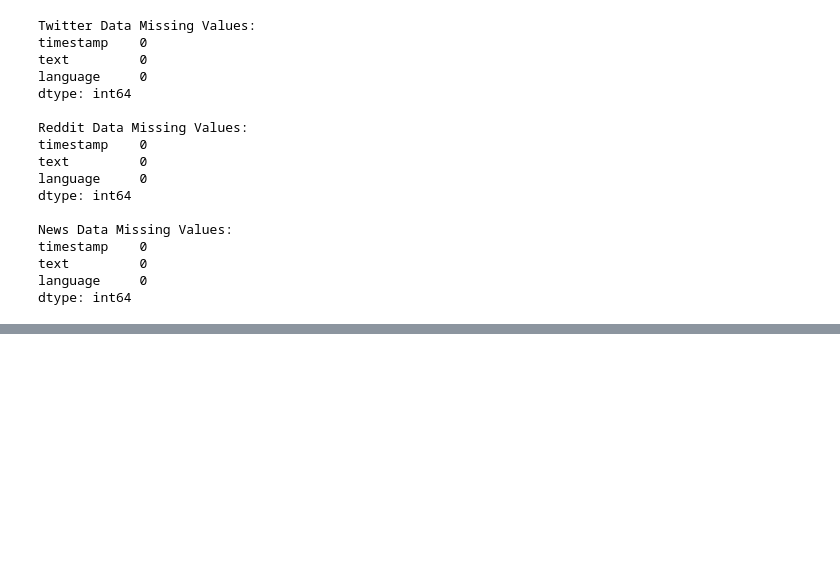
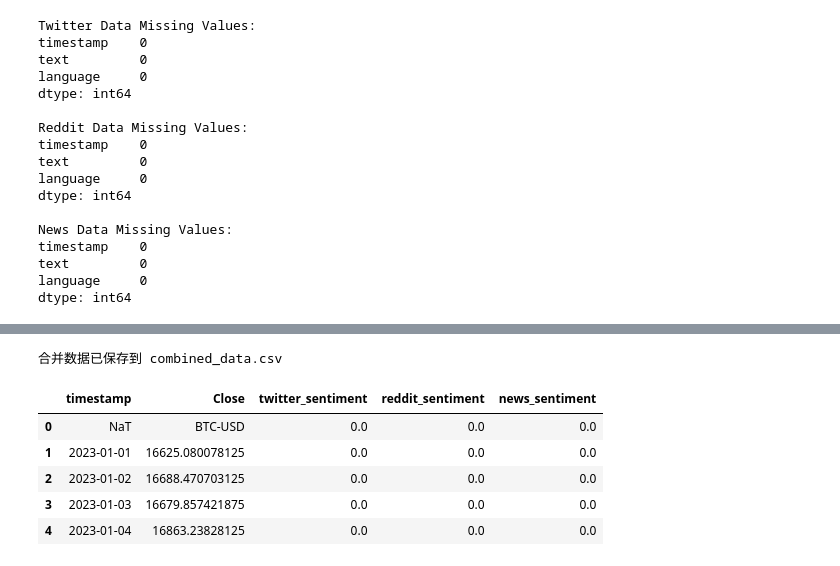
Before and after one commit to gaoyue49/bitcoin_price_prediction_2023106041_YUE-GAO, a Jupyter notebook: notebooks/collect_data.ipynb, the cells around one changed output, grey strips where cells are left out. Saved outputs shown, nothing was run; the diff lists cells and outputs as text; code cells hidden in the pictures; blank space fills up the shorter version.

```diff
--- a/notebooks/collect_data.ipynb
+++ b/notebooks/collect_data.ipynb
@@ -512,0 +555,71 @@ display(results.head())
+# %%
+import pandas as pd
+
+# 读取数据
+twitter_data = pd.read_csv("../data/tweets_with_sentiment.csv")
+reddit_data = pd.read_csv("../data/reddit_posts_with_sentiment.csv")
+news_data = pd.read_csv("../data/news_articles_with_sentiment.csv")
+btc_data = pd.read_csv("../data/btc_prices.csv")
+
+# 转换为 datetime 格式
+twitter_data["timestamp"] = pd.to_datetime(twitter_data["timestamp"])
+reddit_data["timestamp"] = pd.to_datetime(reddit_data["timestamp"])
+news_data["timestamp"] = pd.to_datetime(news_data["timestamp"])
+btc_data["timestamp"] = pd.to_datetime(btc_data["timestamp"])
+
+# 按天聚合 Twitter 数据的平均情感得分
+twitter_data["date"] = twitter_data["timestamp"].dt.date
+twitter_daily_sentiment = twitter_data.groupby("date")["sentiment"].mean().reset_index()
+twitter_daily_sentiment["date"] = pd.to_datetime(twitter_daily_sentiment["date"])
+
+# 按天聚合 Reddit 数据的平均情感得分
+reddit_data["date"] = reddit_data["timestamp"].dt.date
+reddit_daily_sentiment = reddit_data.groupby("date")["sentiment"].mean().reset_index()
+reddit_daily_sentiment["date"] = pd.to_datetime(reddit_daily_sentiment["date"])
+
+# 按天聚合 NewsAPI 数据的平均情感得分
+news_data["date"] = news_data["timestamp"].dt.date
+news_daily_sentiment = news_data.groupby("date")["sentiment"].mean().reset_index()
+news_daily_sentiment["date"] = pd.to_datetime(news_daily_sentiment["date"])
+
+# 合并 Twitter 情感数据与价格数据
+btc_data["date"] = btc_data["timestamp"].dt.date
+btc_data["date"] = pd.to_datetime(btc_data["date"])
+combined_twitter = btc_data.merge(twitter_daily_sentiment, how="left", left_on="date", right_on="date")
+combined_twitter["sentiment"] = combined_twitter["sentiment"].fillna(0)
+combined_twitter = combined_twitter.rename(columns={"sentiment": "twitter_sentiment"})
+
+# 合并 Reddit 情感数据与价格数据
+combined_reddit = btc_data.merge(reddit_daily_sentiment, how="left", left_on="date", right_on="date")
+combined_reddit["sentiment"] = combined_reddit["sentiment"].fillna(0)
+combined_reddit = combined_reddit.rename(columns={"sentiment": "reddit_sentiment"})
+
+# 合并 NewsAPI 情感数据与价格数据
+combined_news = btc_data.merge(news_daily_sentiment, how="left", left_on="date", right_on="date")
+combined_news["sentiment"] = combined_news["sentiment"].fillna(0)
+combined_news = combined_news.rename(columns={"sentiment": "news_sentiment"})
+
+# 合并所有数据
+combined_data = combined_twitter[["timestamp", "Close", "twitter_sentiment"]].merge(
+    combined_reddit[["timestamp", "reddit_sentiment"]], on="timestamp", how="left"
+).merge(
+    combined_news[["timestamp", "news_sentiment"]], on="timestamp", how="left"
+)
+
+# 填充缺失值
+combined_data["twitter_sentiment"] = combined_data["twitter_sentiment"].fillna(0)
+combined_data["reddit_sentiment"] = combined_data["reddit_sentiment"].fillna(0)
+combined_data["news_sentiment"] = combined_data["news_sentiment"].fillna(0)
+
+# 保存合并数据
+combined_data.to_csv("../data/combined_data.csv", index=False)
+print("合并数据已保存到 combined_data.csv")
+display(combined_data.head())
+# %% [output]
+合并数据已保存到 combined_data.csv
+|  | timestamp | Close | twitter_sentiment | reddit_sentiment | news_sentiment |
+| 0 | NaT | BTC-USD | 0.0 | 0.0 | 0.0 |
+| 1 | 2023-01-01 | 16625.080078125 | 0.0 | 0.0 | 0.0 |
+| 2 | 2023-01-02 | 16688.470703125 | 0.0 | 0.0 | 0.0 |
+| 3 | 2023-01-03 | 16679.857421875 | 0.0 | 0.0 | 0.0 |
+| 4 | 2023-01-04 | 16863.23828125 | 0.0 | 0.0 | 0.0 |
```
Also changed, not shown: parts of 36 cells of this notebook, 2 other files.
